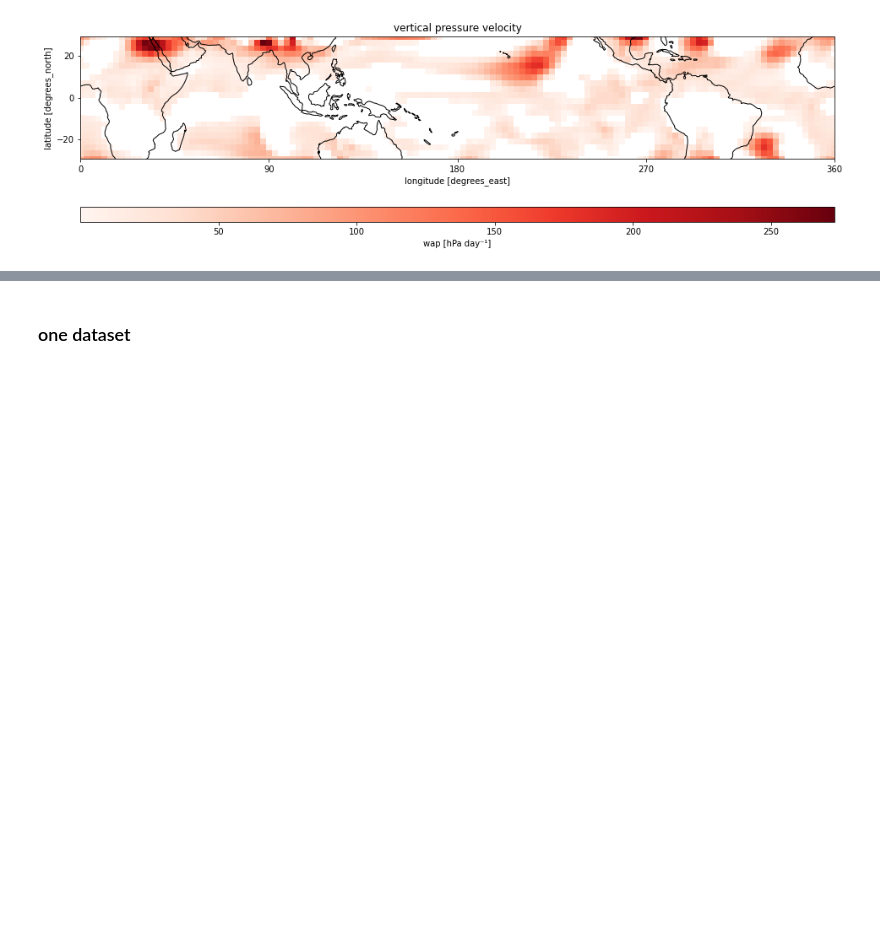
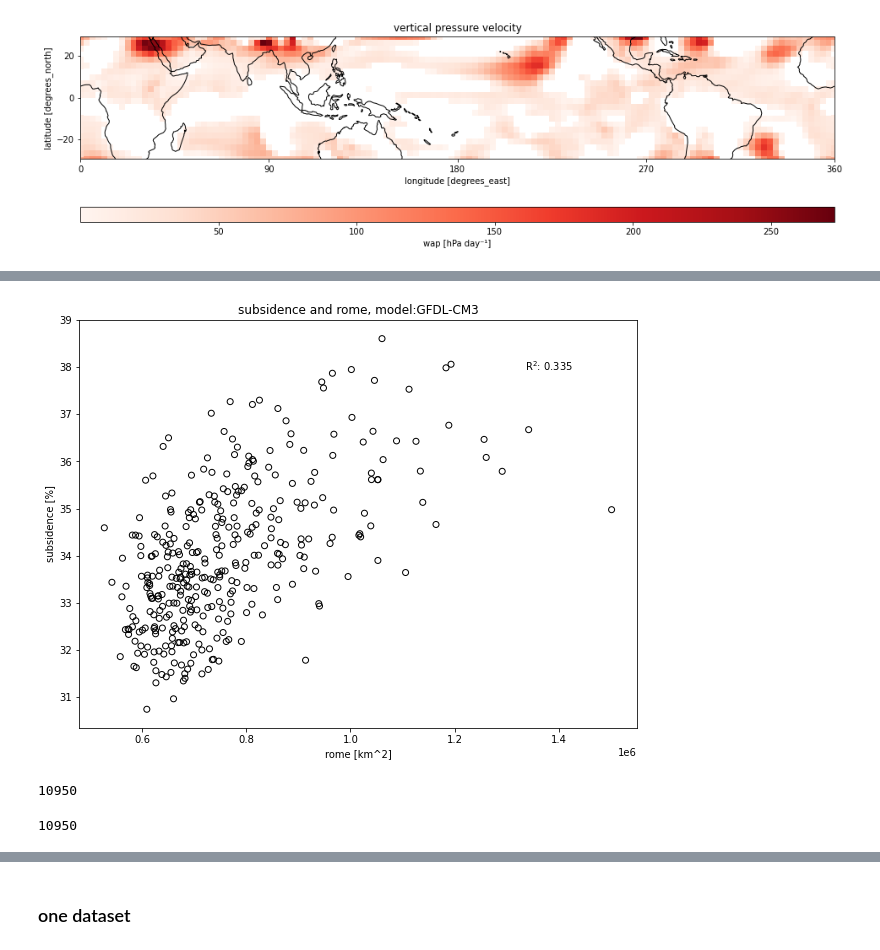
Before and after one commit to PBlackberg/phd, a Jupyter notebook: plotting/correlations/org_circ/org_wap.ipynb, the cells around one changed output, grey strips where cells are left out. Drawn from its saved outputs; the diff is of its cells as text; code cells hidden in the pictures; blank space fills up the shorter version.

```diff
--- a/plotting/correlations/org_circ/org_wap.ipynb
+++ b/plotting/correlations/org_circ/org_wap.ipynb
@@ -200,0 +237,28 @@ NameError: name 'resample_timeMean' is not defined
+# %%
+timeMean_options = [
+    # 'annual',
+    'monthly',
+    # 'daily'
+    ]
+
+x = resample_timeMean(org, timeMean_options[0])
+aWeights = np.cos(np.deg2rad(data.lat))
+y = resample_timeMean(data, timeMean_options[0]).weighted(aWeights).mean(dim=('lat','lon'))
+
+fig = plt.figure()
+ax= fig.add_subplot()
+plot_scatter(x, y, ax)
+plt.title('{} and {}, model:{}'.format(data_options[0], org_options[0], datasets[0]))
+plt.xlabel('{} [{}]'.format(org_options[0], org.units))
+plt.ylabel('{} [{}]'.format(data_options[0], '%'))
+plt.show()
+# %% [output]
+[figure, added]
+# %%
+len(org)
+# %% [output]
+10950
+# %%
+len(data)
+# %% [output]
+10950
```
Also changed, not shown: parts of 7 cells of this notebook, 5 other files.
